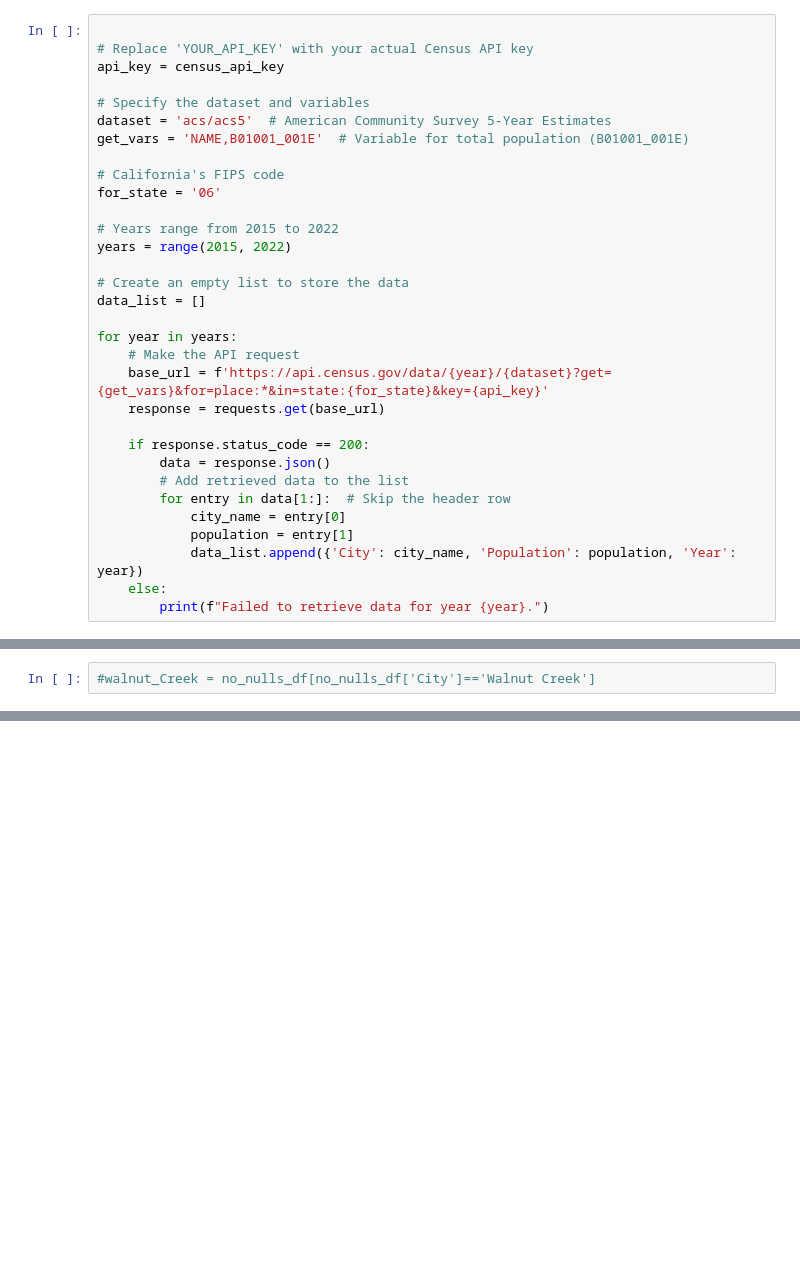
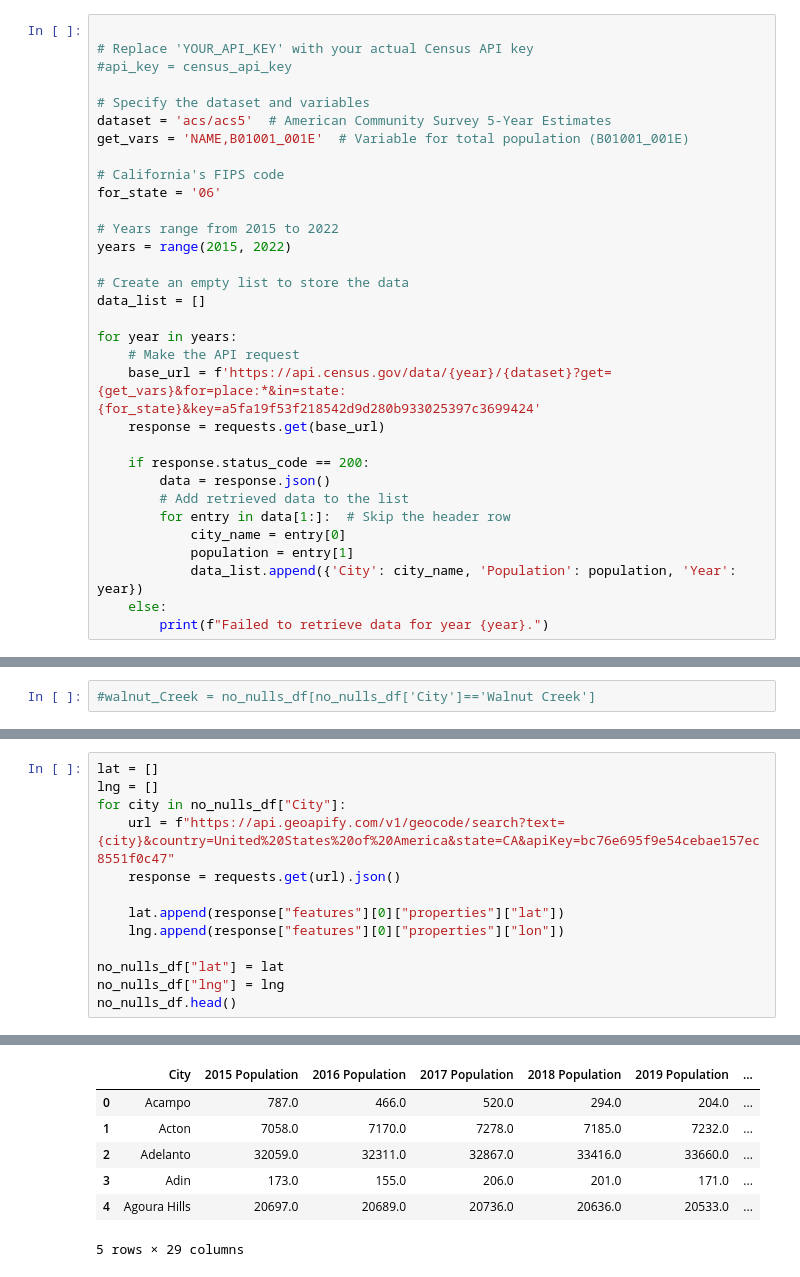
Before and after one commit to eshih22/team_project_1, a Jupyter notebook: Population Analysis.ipynb, the cells around one changed output, grey strips where cells are left out. Drawn from its saved outputs; the diff is of its cells as text; blank space fills up the shorter version.

```diff
--- a/Population Analysis.ipynb
+++ b/Population Analysis.ipynb
@@ -12,7 +14,7 @@ import os
 # %%
 
 # Replace 'YOUR_API_KEY' with your actual Census API key
-api_key = census_api_key
+#api_key = census_api_key
 
 # Specify the dataset and variables
 dataset = 'acs/acs5'  # American Community Survey 5-Year Estimates
@@ -29,7 +31,7 @@ data_list = []
 
 for year in years:
     # Make the API request
-    base_url = f'https://api.census.gov/data/{year}/{dataset}?get={get_vars}&for=place:*&in=state:{for_state}&key={api_key}'
+    base_url = f'https://api.census.gov/data/{year}/{dataset}?get={get_vars}&for=place:*&in=state:{for_state}&key=a5fa19f53f218542d9d280b933025397c3699424'
     response = requests.get(base_url)
 
     if response.status_code == 200:
@@ -580,0 +562,14 @@ The r-squared is: 0.33124745266298483
+# %%
+lat = []
+lng = []
+for city in no_nulls_df["City"]:
+    url = f"https://api.geoapify.com/v1/geocode/search?text={city}&country=United%20States%20of%20America&state=CA&apiKey=bc76e695f9e54cebae157ec8551f0c47"
+    response = requests.get(url).json()
+
+    lat.append(response["features"][0]["properties"]["lat"])
+    lng.append(response["features"][0]["properties"]["lon"])
+
+no_nulls_df["lat"] = lat
+no_nulls_df["lng"] = lng
+no_nulls_df.head()
+# %% [output]
@@ -580,0 +586,7 @@ The r-squared is: 0.33124745266298483
+|  | City | 2015 Population | 2016 Population | 2017 Population | 2018 Population | 2019 Population | ... |
+| 0 | Acampo | 787.0 | 466.0 | 520.0 | 294.0 | 204.0 | ... |
+| 1 | Acton | 7058.0 | 7170.0 | 7278.0 | 7185.0 | 7232.0 | ... |
+| 2 | Adelanto | 32059.0 | 32311.0 | 32867.0 | 33416.0 | 33660.0 | ... |
+| 3 | Adin | 173.0 | 155.0 | 206.0 | 201.0 | 171.0 | ... |
+| 4 | Agoura Hills | 20697.0 | 20689.0 | 20736.0 | 20636.0 | 20533.0 | ... |
+5 rows × 29 columns
```
Also changed, not shown: parts of 36 cells of this notebook, 6 other files.
